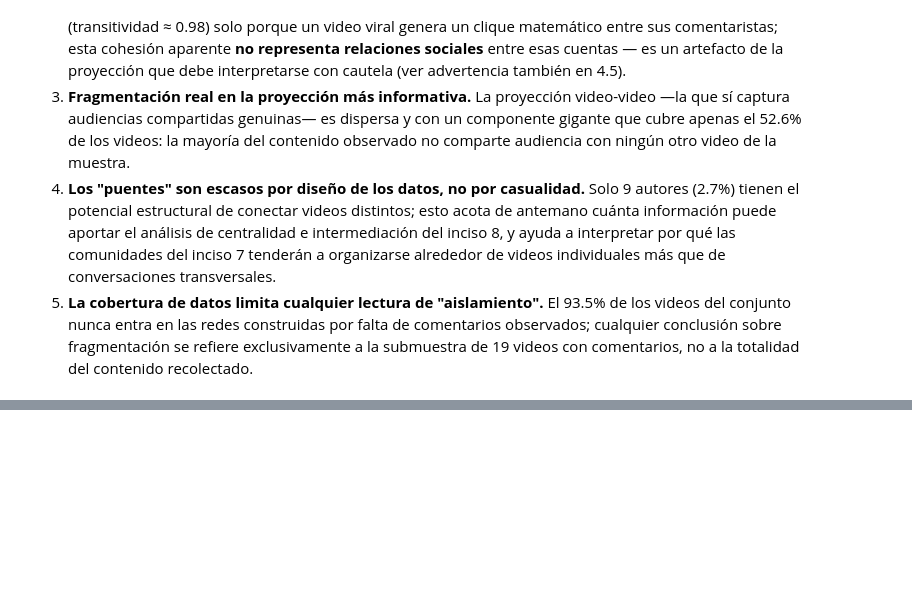
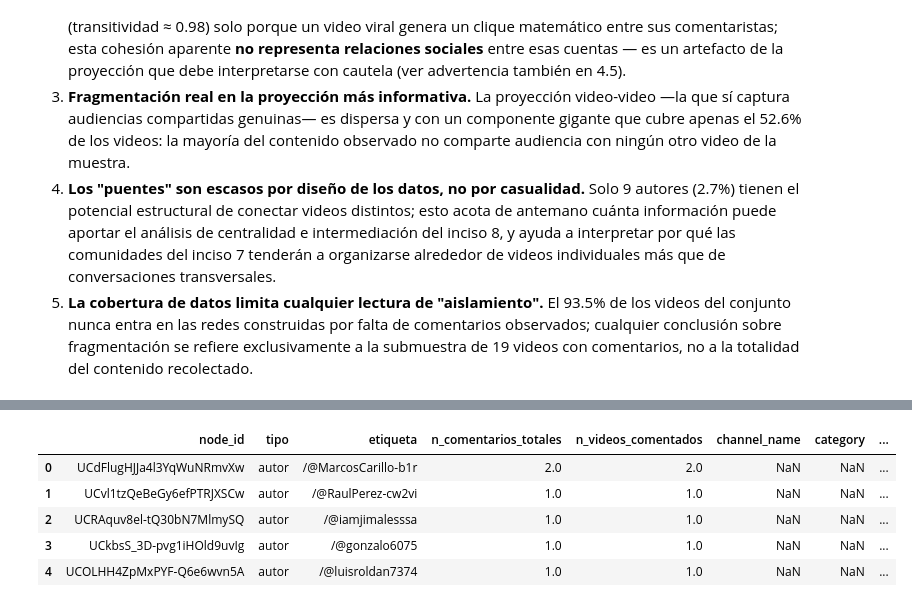
Before and after one commit to Ikeel04/Labs-DS, a Jupyter notebook: Lab6/Laboratorio6.ipynb, the cells around one changed output, grey strips where cells are left out. Drawn from its saved outputs; the diff is of its cells as text; code cells hidden in the pictures; blank space fills up the shorter version.

```diff
--- a/Lab6/Laboratorio6.ipynb
+++ b/Lab6/Laboratorio6.ipynb
@@ -2262,0 +2425,19 @@ Integrando los resultados de 6.1–6.3, el conjunto de datos describe una red de
+# %%
+grado_bip = nx.degree_centrality(G_bip)
+betweenness_bip = nx.betweenness_centrality(G_bip, weight="weight", normalized=True)
+pagerank_bip = nx.pagerank(G_bip, weight="weight")
+
+centralidad = tabla_nodos.copy()
+centralidad["grado_centralidad"] = centralidad["node_id"].map(grado_bip)
+centralidad["betweenness"] = centralidad["node_id"].map(betweenness_bip)
+centralidad["pagerank"] = centralidad["node_id"].map(pagerank_bip)
+
+centralidad.to_csv("data/red_bipartita_centralidad.csv", index=False)
+centralidad.head()
+# %% [output]
+|  | node_id | tipo | etiqueta | n_comentarios_totales | n_videos_comentados | channel_name | category | ... |
+| 0 | UCdFlugHJJa4l3YqWuNRmvXw | autor | /@MarcosCarillo-b1r | 2.0 | 2.0 | NaN | NaN | ... |
+| 1 | UCvl1tzQeBeGy6efPTRJXSCw | autor | /@RaulPerez-cw2vi | 1.0 | 1.0 | NaN | NaN | ... |
+| 2 | UCRAquv8el-tQ30bN7MlmySQ | autor | /@iamjimalesssa | 1.0 | 1.0 | NaN | NaN | ... |
+| 3 | UCkbsS_3D-pvg1iHOld9uvIg | autor | /@gonzalo6075 | 1.0 | 1.0 | NaN | NaN | ... |
+| 4 | UCOLHH4ZpMxPYF-Q6e6wvn5A | autor | /@luisroldan7374 | 1.0 | 1.0 | NaN | NaN | ... |
```
Also changed, not shown: parts of 46 cells of this notebook.
